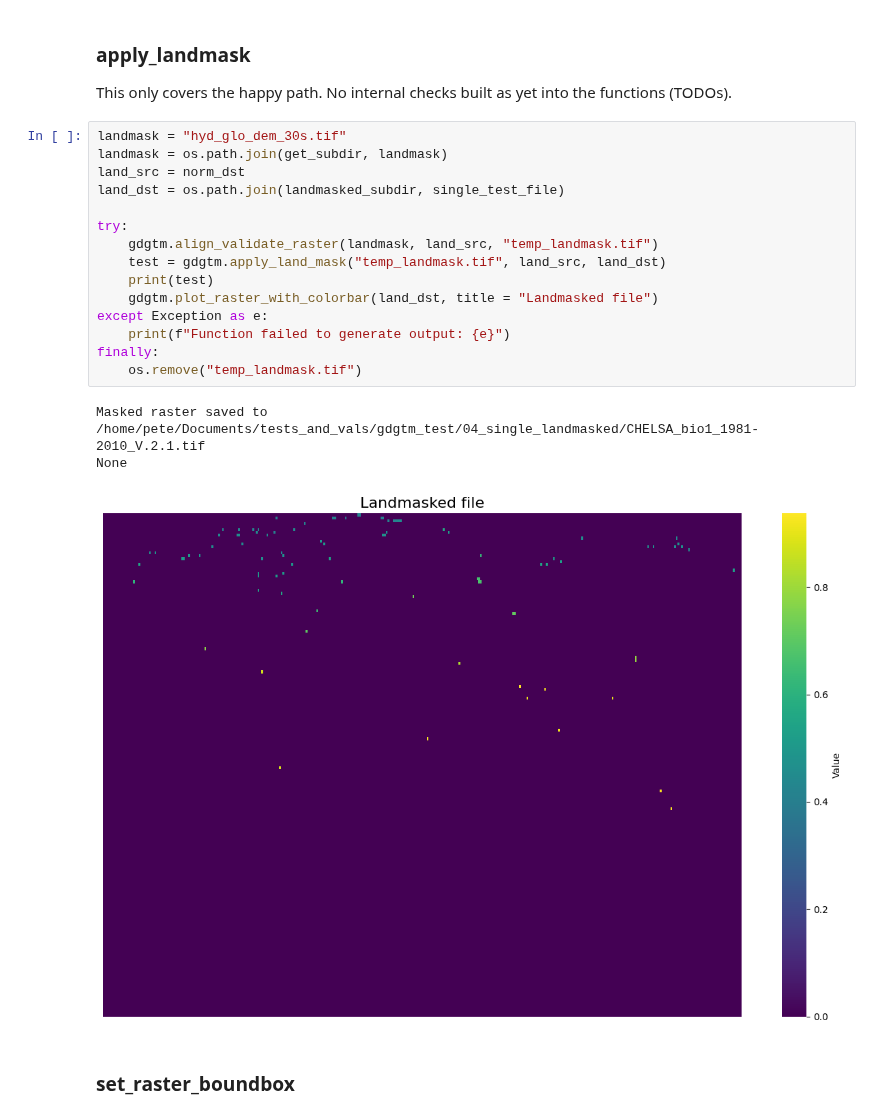
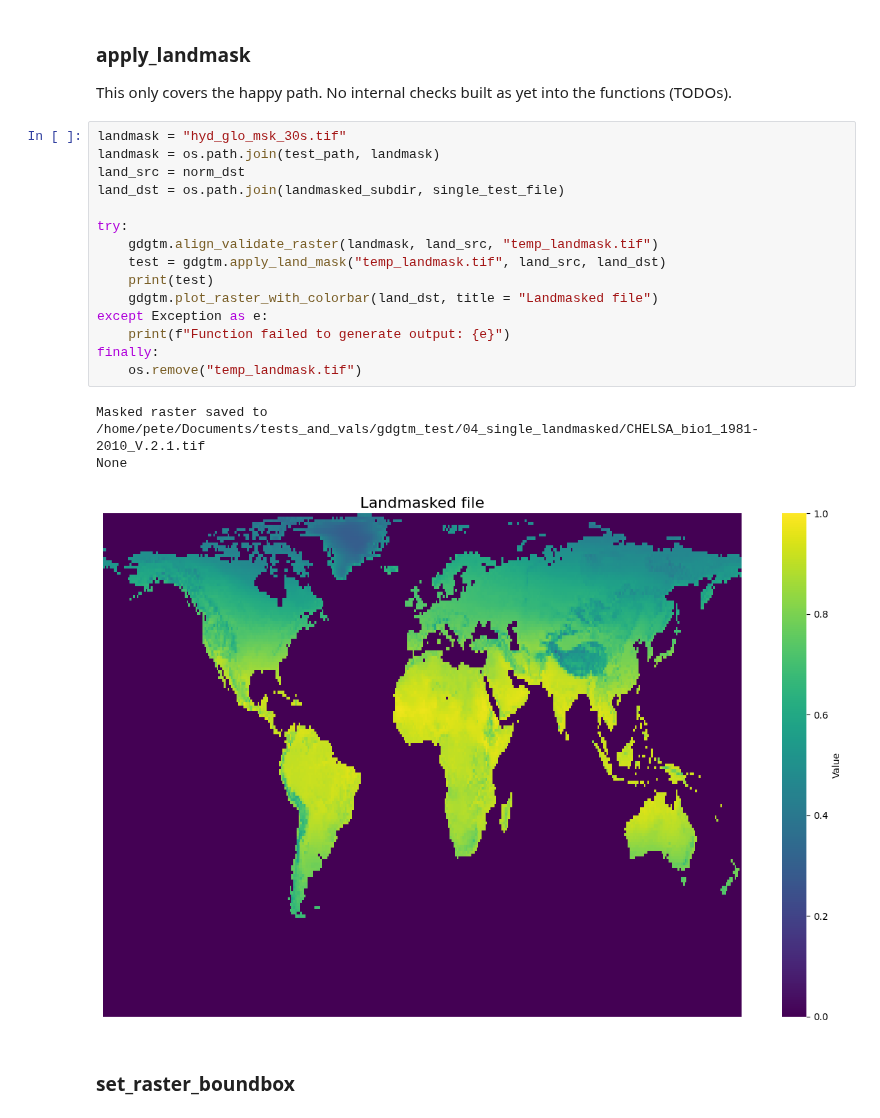
Before and after one commit to pete-jacobsson/gdgtm, a Jupyter notebook: gdgtm_test_script.ipynb, the cells around one changed output. Saved outputs shown, nothing was run; the diff lists cells and outputs as text.

```diff
--- a/gdgtm_test_script.ipynb
+++ b/gdgtm_test_script.ipynb
@@ -203,24 +203,24 @@ None
 ### apply_landmask
 This only covers the happy path. No internal checks built as yet into the functions (TODOs).
 # %%
-landmask = "hyd_glo_dem_30s.tif"
-landmask = os.path.join(get_subdir, landmask)
+landmask = "hyd_glo_msk_30s.tif"
+landmask = os.path.join(test_path, landmask)
 land_src = norm_dst
 land_dst = os.path.join(landmasked_subdir, single_test_file)
 
 try:
     gdgtm.align_validate_raster(landmask, land_src, "temp_landmask.tif")
     test = gdgtm.apply_land_mask("temp_landmask.tif", land_src, land_dst)
     print(test)
     gdgtm.plot_raster_with_colorbar(land_dst, title = "Landmasked file")
 except Exception as e:
     print(f"Function failed to generate output: {e}")
 finally:
     os.remove("temp_landmask.tif")
 # %% [output]
 Masked raster saved to /home/pete/Documents/tests_and_vals/gdgtm_test/04_single_landmasked/CHELSA_bio1_1981-2010_V.2.1.tif
 None
-[figure, old version]
+[figure, new version]
 # %% [markdown]
 ### set_raster_boundbox
 # %%
```
Also changed, not shown: parts of 3 cells of this notebook, 3 other files.
